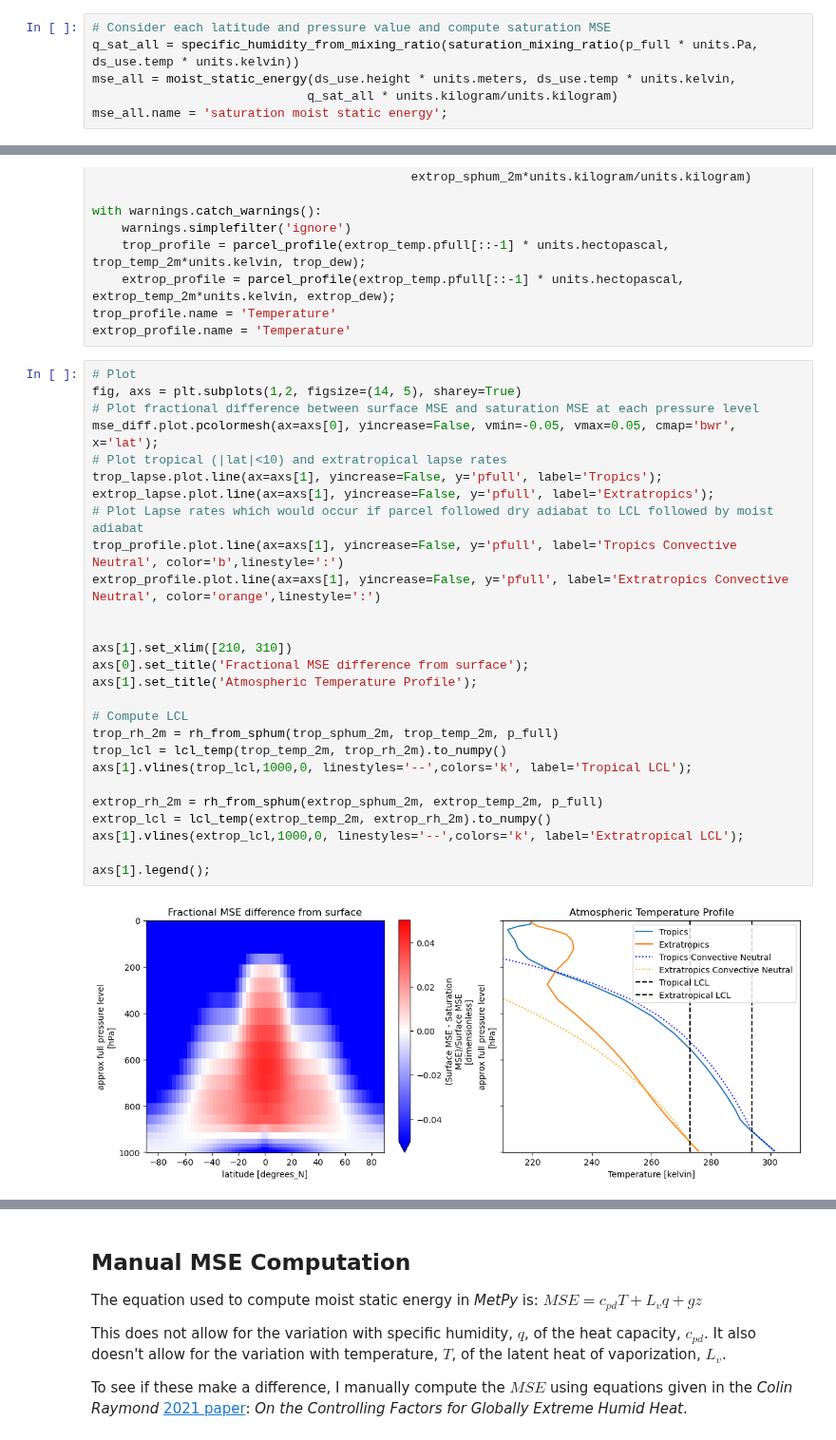
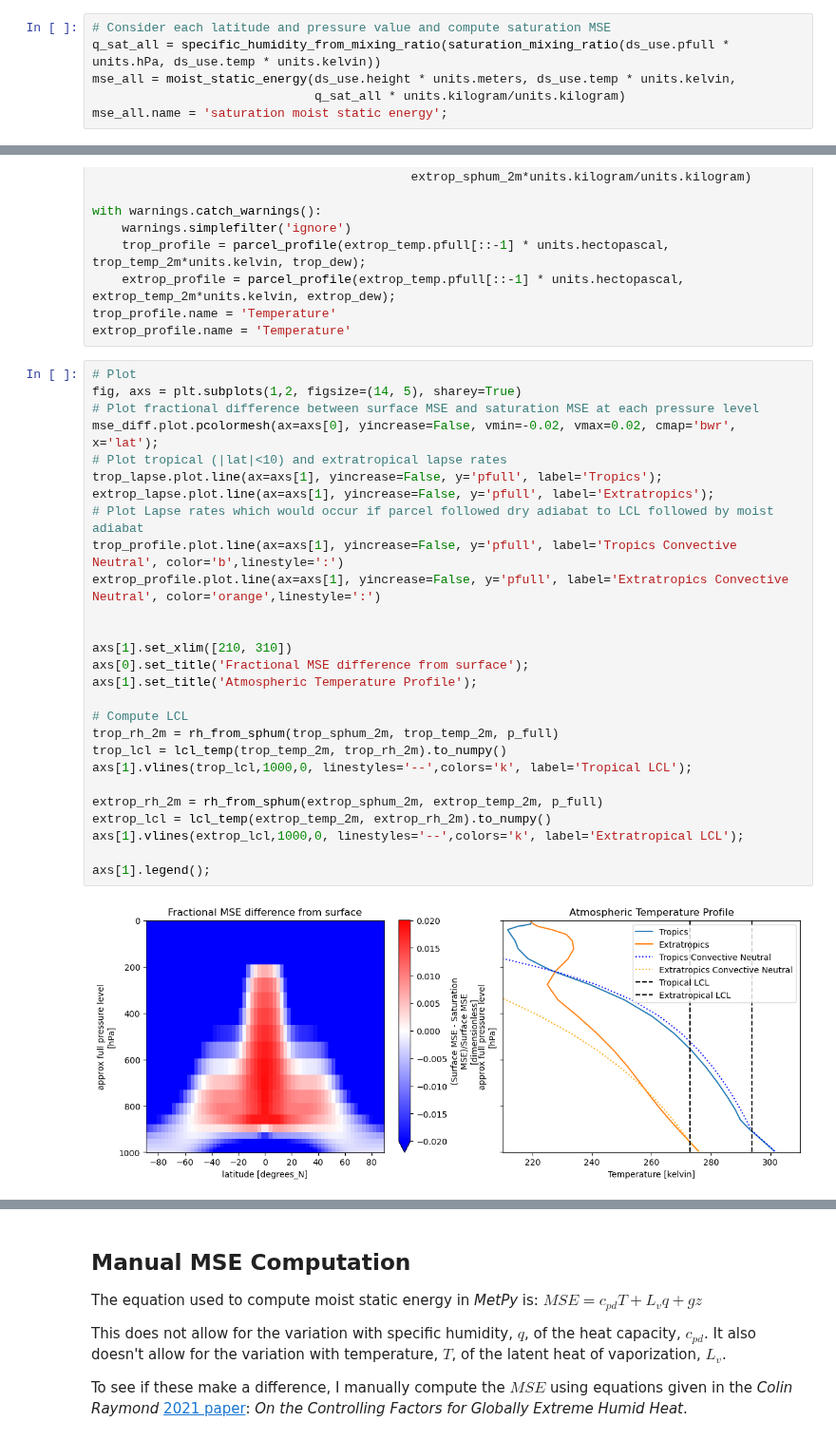
Before and after one commit to jduffield65/Isca, a Jupyter notebook: jobs/convective_coupling/aquaplanet/d5/mse_notebook.ipynb, the cells around one changed output, grey strips where cells are left out. Shown at 95% size. Drawn from its saved outputs; the diff is of its cells as text.

Commit message:
Update computation of MSE
Problem was the way that I was always using surface pressure when computing mixing ratio from partial pressure

```diff
--- a/jobs/convective_coupling/aquaplanet/d5/mse_notebook.ipynb
+++ b/jobs/convective_coupling/aquaplanet/d5/mse_notebook.ipynb
@@ -75,8 +77,8 @@ This plot shows that the moist static energy at the surface is not equal to the
 # %%
 # Consider each latitude and pressure value and compute saturation MSE
-q_sat_all = specific_humidity_from_mixing_ratio(saturation_mixing_ratio(p_full * units.Pa, ds_use.temp * units.kelvin))
+q_sat_all = specific_humidity_from_mixing_ratio(saturation_mixing_ratio(ds_use.pfull * units.hPa, ds_use.temp * units.kelvin))
 mse_all = moist_static_energy(ds_use.height * units.meters, ds_use.temp * units.kelvin,
-                             q_sat_all * units.kilogram/units.kilogram)
+                              q_sat_all * units.kilogram/units.kilogram)
 mse_all.name = 'saturation moist static energy';
 # %%
 mse_all.plot(vmax=400, yincrease=False);
@@ -118,29 +120,29 @@ extrop_profile.name = 'Temperature'
 # %%
 # Plot
 fig, axs = plt.subplots(1,2, figsize=(14, 5), sharey=True)
 # Plot fractional difference between surface MSE and saturation MSE at each pressure level
-mse_diff.plot.pcolormesh(ax=axs[0], yincrease=False, vmin=-0.05, vmax=0.05, cmap='bwr', x='lat');
+mse_diff.plot.pcolormesh(ax=axs[0], yincrease=False, vmin=-0.02, vmax=0.02, cmap='bwr', x='lat');
 # Plot tropical (|lat|<10) and extratropical lapse rates
 trop_lapse.plot.line(ax=axs[1], yincrease=False, y='pfull', label='Tropics');
 extrop_lapse.plot.line(ax=axs[1], yincrease=False, y='pfull', label='Extratropics');
 # Plot Lapse rates which would occur if parcel followed dry adiabat to LCL followed by moist adiabat
 trop_profile.plot.line(ax=axs[1], yincrease=False, y='pfull', label='Tropics Convective Neutral', color='b',linestyle=':')
 extrop_profile.plot.line(ax=axs[1], yincrease=False, y='pfull', label='Extratropics Convective Neutral', color='orange',linestyle=':')
 
 
 axs[1].set_xlim([210, 310])
 axs[0].set_title('Fractional MSE difference from surface');
 axs[1].set_title('Atmospheric Temperature Profile');
 
 # Compute LCL
 trop_rh_2m = rh_from_sphum(trop_sphum_2m, trop_temp_2m, p_full)
 trop_lcl = lcl_temp(trop_temp_2m, trop_rh_2m).to_numpy()
 axs[1].vlines(trop_lcl,1000,0, linestyles='--',colors='k', label='Tropical LCL');
 
 extrop_rh_2m = rh_from_sphum(extrop_sphum_2m, extrop_temp_2m, p_full)
 extrop_lcl = lcl_temp(extrop_temp_2m, extrop_rh_2m).to_numpy()
 axs[1].vlines(extrop_lcl,1000,0, linestyles='--',colors='k', label='Extratropical LCL');
 
 axs[1].legend();
 # %% [output]
-[figure, old version]
+[figure, new version]
```
Also changed, not shown: parts of 9 cells of this notebook, 22 other files.
